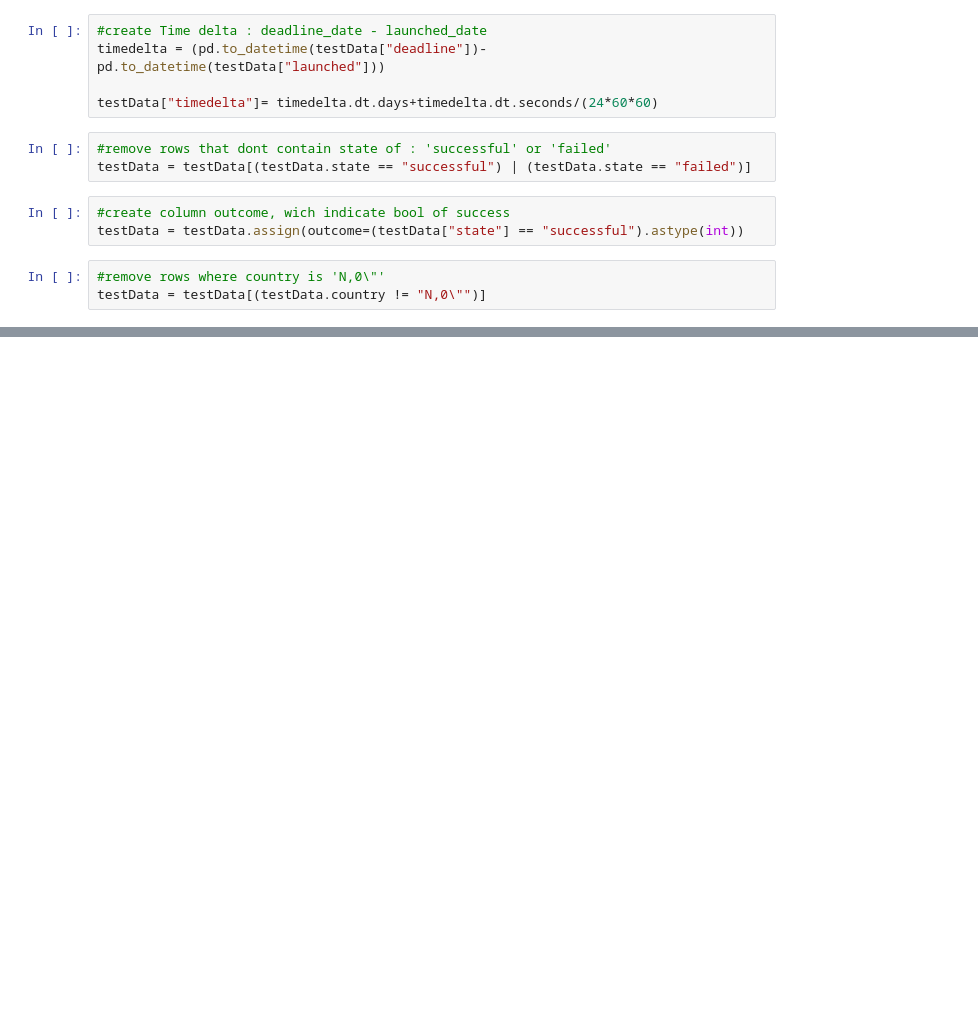
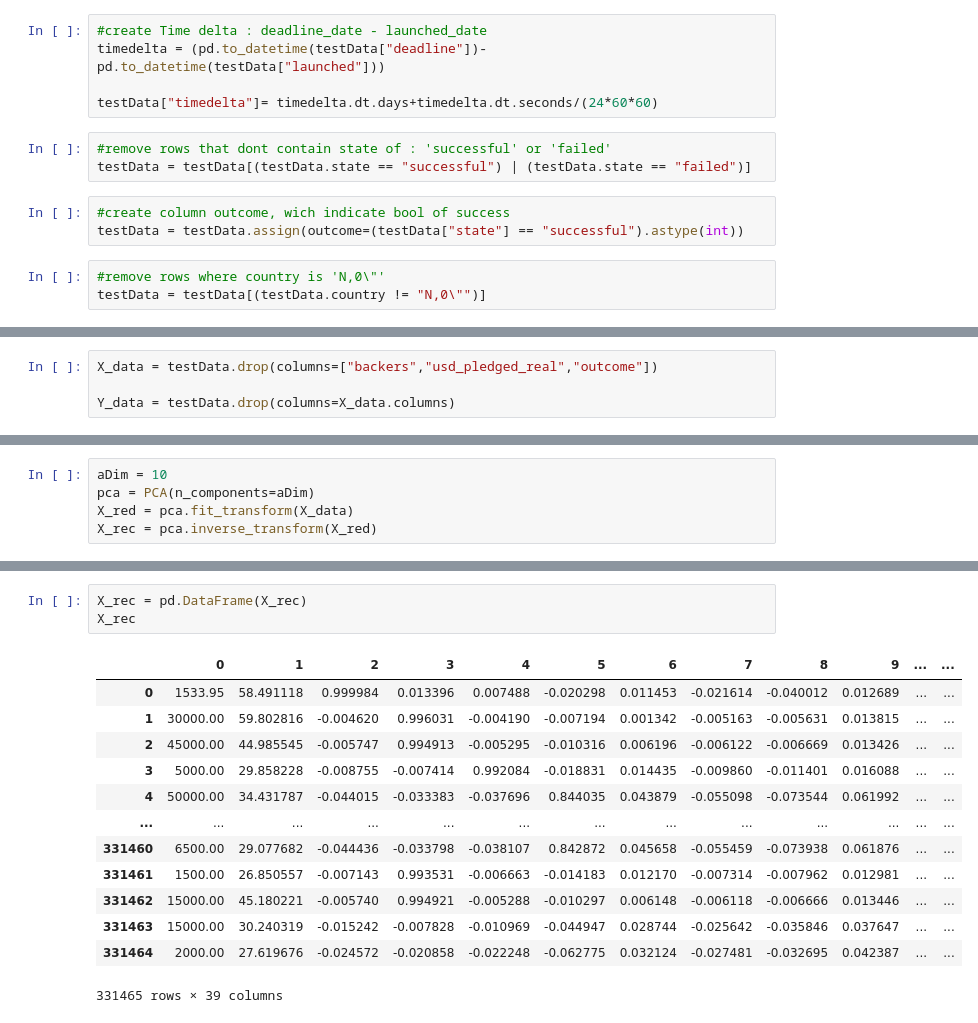
Before and after one commit to TheGuardiaan/Machine-Learning-G34-KICKSTARTER-, a Jupyter notebook: Kickstarter/Python/Final_implementation.ipynb, the cells around one changed output, grey strips where cells are left out. Drawn from its saved outputs; the diff is of its cells as text; blank space fills up the shorter version.

```diff
--- a/Kickstarter/Python/Final_implementation.ipynb
+++ b/Kickstarter/Python/Final_implementation.ipynb
@@ -48,0 +67,4 @@ testData.head()
+# %%
+X_data = testData.drop(columns=["backers","usd_pledged_real","outcome"])
+
+Y_data = testData.drop(columns=X_data.columns)
@@ -48,0 +581,5 @@ testData.head()
+# %%
+aDim = 10
+pca = PCA(n_components=aDim)
+X_red = pca.fit_transform(X_data)
+X_rec = pca.inverse_transform(X_red)
@@ -48,0 +602,17 @@ testData.head()
+# %%
+X_rec = pd.DataFrame(X_rec)
+X_rec
+# %% [output]
+|  | 0 | 1 | 2 | 3 | 4 | 5 | 6 | 7 | 8 | 9 | ... | ... |
+| 0 | 1533.95 | 58.491118 | 0.999984 | 0.013396 | 0.007488 | -0.020298 | 0.011453 | -0.021614 | -0.040012 | 0.012689 | ... | ... |
+| 1 | 30000.00 | 59.802816 | -0.004620 | 0.996031 | -0.004190 | -0.007194 | 0.001342 | -0.005163 | -0.005631 | 0.013815 | ... | ... |
+| 2 | 45000.00 | 44.985545 | -0.005747 | 0.994913 | -0.005295 | -0.010316 | 0.006196 | -0.006122 | -0.006669 | 0.013426 | ... | ... |
+| 3 | 5000.00 | 29.858228 | -0.008755 | -0.007414 | 0.992084 | -0.018831 | 0.014435 | -0.009860 | -0.011401 | 0.016088 | ... | ... |
+| 4 | 50000.00 | 34.431787 | -0.044015 | -0.033383 | -0.037696 | 0.844035 | 0.043879 | -0.055098 | -0.073544 | 0.061992 | ... | ... |
+| ... | ... | ... | ... | ... | ... | ... | ... | ... | ... | ... | ... | ... |
+| 331460 | 6500.00 | 29.077682 | -0.044436 | -0.033798 | -0.038107 | 0.842872 | 0.045658 | -0.055459 | -0.073938 | 0.061876 | ... | ... |
+| 331461 | 1500.00 | 26.850557 | -0.007143 | 0.993531 | -0.006663 | -0.014183 | 0.012170 | -0.007314 | -0.007962 | 0.012981 | ... | ... |
+| 331462 | 15000.00 | 45.180221 | -0.005740 | 0.994921 | -0.005288 | -0.010297 | 0.006148 | -0.006118 | -0.006666 | 0.013446 | ... | ... |
+| 331463 | 15000.00 | 30.240319 | -0.015242 | -0.007828 | -0.010969 | -0.044947 | 0.028744 | -0.025642 | -0.035846 | 0.037647 | ... | ... |
+| 331464 | 2000.00 | 27.619676 | -0.024572 | -0.020858 | -0.022248 | -0.062775 | 0.032124 | -0.027481 | -0.032695 | 0.042387 | ... | ... |
+331465 rows × 39 columns
```
Also changed, not shown: parts of 22 cells of this notebook, 18 other files.
